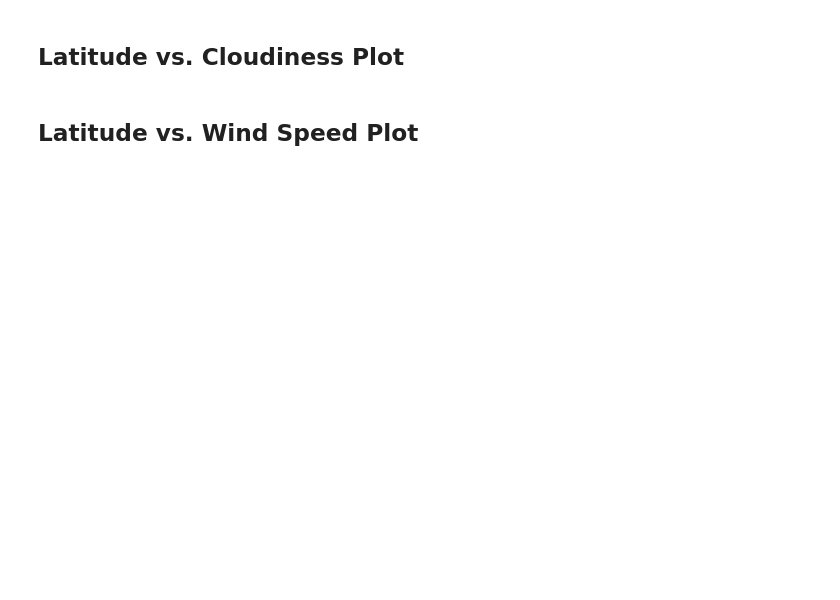
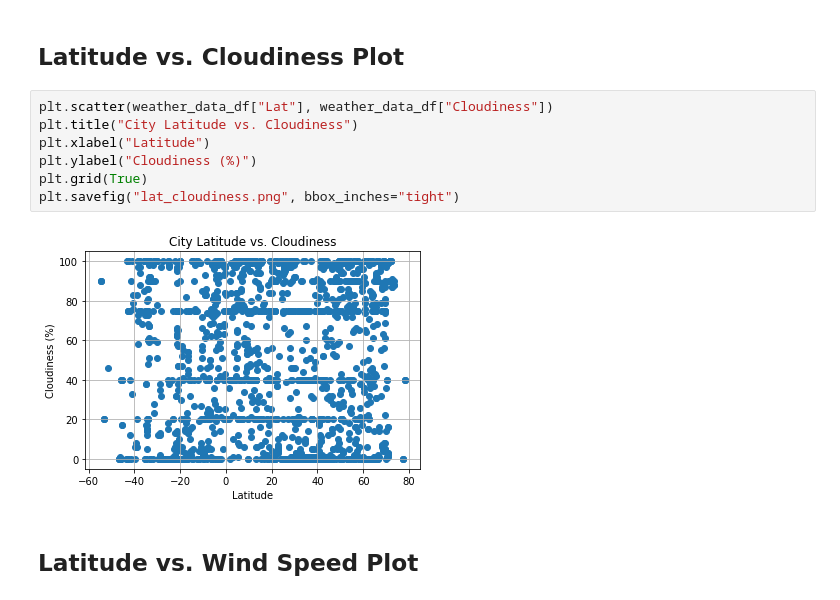
Before and after one commit to hauckc21/python-api-challenge, a Jupyter notebook: code/Weather.Py/WeatherPy.ipynb, the cells around one changed output. Saved outputs shown, nothing was run; the diff lists cells and outputs as text; blank space fills up the shorter version.

```diff
--- a/code/Weather.Py/WeatherPy.ipynb
+++ b/code/Weather.Py/WeatherPy.ipynb
@@ -235,4 +193,13 @@ Skip this step if there are no cities that have humidity > 100%.
 # %% [markdown]
 ## Latitude vs. Cloudiness Plot
+# %%
+plt.scatter(weather_data_df["Lat"], weather_data_df["Cloudiness"])
+plt.title("City Latitude vs. Cloudiness")
+plt.xlabel("Latitude")
+plt.ylabel("Cloudiness (%)")
+plt.grid(True)
+plt.savefig("lat_cloudiness.png", bbox_inches="tight")
+# %% [output]
+[figure, added]
 # %% [markdown]
 ## Latitude vs. Wind Speed Plot
```
Also changed, not shown: parts of 22 cells of this notebook, 5 other files.
